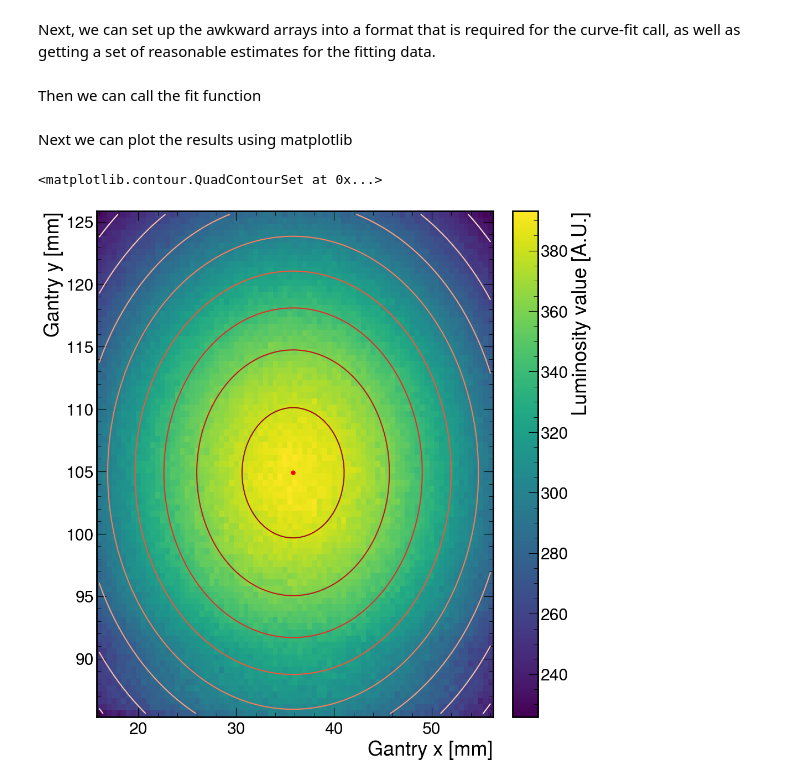
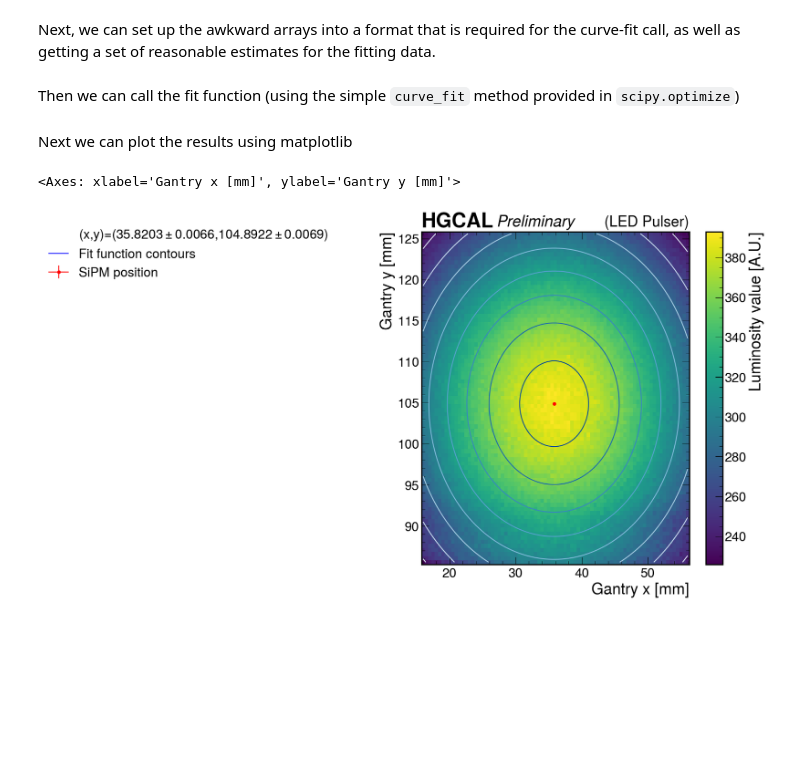
Before and after one commit to UMDCMS/sipmanalyze, a Jupyter notebook: notebooks/luminosity_alignment.ipynb, the cells around one changed output. Saved outputs shown, nothing was run; the diff lists cells and outputs as text; code cells hidden in the pictures; blank space fills up the shorter version.

```diff
--- a/notebooks/luminosity_alignment.ipynb
+++ b/notebooks/luminosity_alignment.ipynb
@@ -47,7 +47,8 @@ y0 = np.mean(y)
 N = np.max(lumi) * (z**2)
 p = np.min(lumi)
 # %% [markdown]
-Then we can call the fit function
+Then we can call the fit function (using the simple `curve_fit` method provided
+in `scipy.optimize`)
 # %%
 fitval, fitcovar = curve_fit(model,
                              xydata,
@@ -64,30 +65,37 @@ fitp = fitval[4]
 # %% [markdown]
 Next we can plot the results using matplotlib
 # %%
-fig, ax = plt.make_simple_figure()
+fig, ax = plt.make_2d_figure()
 
 # Plotting the response data
 n_cells = (int(x.shape[0]**0.5), int(x.shape[0]**0.5))
 px = x.reshape(n_cells)
 py = y.reshape(n_cells)
 pl = lumi.reshape(n_cells)
 pm = ax.pcolormesh(px, py, pl)
 fig.colorbar(pm, ax=ax, label='Luminosity value [A.U.]')
 ax.set_xlabel('Gantry x [mm]')
 ax.set_ylabel('Gantry y [mm]')
 
+x_str = plt.number_str(fit_x0, err_x0)
+y_str = plt.number_str(fit_y0, err_y0)
 # Plotting the center of the fitting results
 ax.errorbar([fit_x0], [fit_y0],
+            xerr=[err_x0],
             yerr=[err_y0],
-            xerr=[err_x0],
             marker='o',
             markersize=5,
-            color='r')
-# Plotting the fitting contors
+            color='r',
+            label=f'SiPM position')
+ax.plot([], [], color='none', label=f'(x,y)=({x_str},{y_str})')
+# Plotting the fitting contours
 ax.contour(px,
            py,
            model([px, py], fitN, fit_x0, fit_y0, fitz, fitp),
-           cmap='Reds')
+           cmap='Blues')
+ax.plot([], [], color='blue', label='Fit function contours')
+ax.legend(bbox_to_anchor=(-0.3, 1.05))
+plt.add_std_2dlabel(ax=ax, label='Preliminary', rlabel='(LED Pulser)')
 # %% [output]
-<matplotlib.contour.QuadContourSet at 0x...>
+<Axes: xlabel='Gantry x [mm]', ylabel='Gantry y [mm]'>
-[figure, old version]
+[figure, new version]
```
Also changed, not shown: 1 other file.
